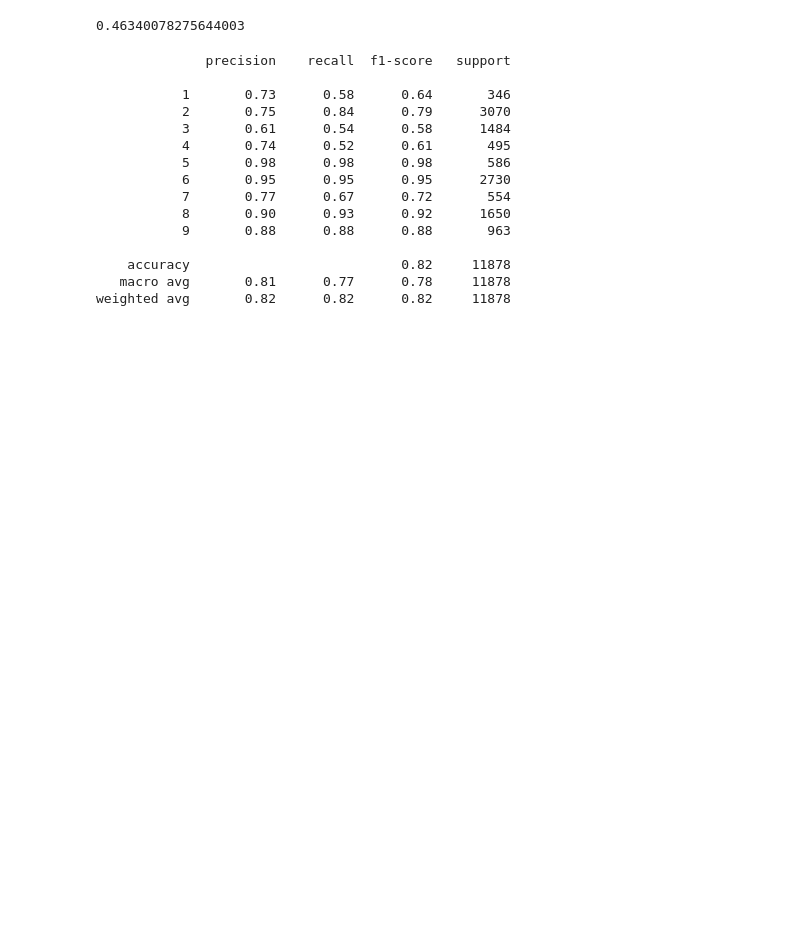
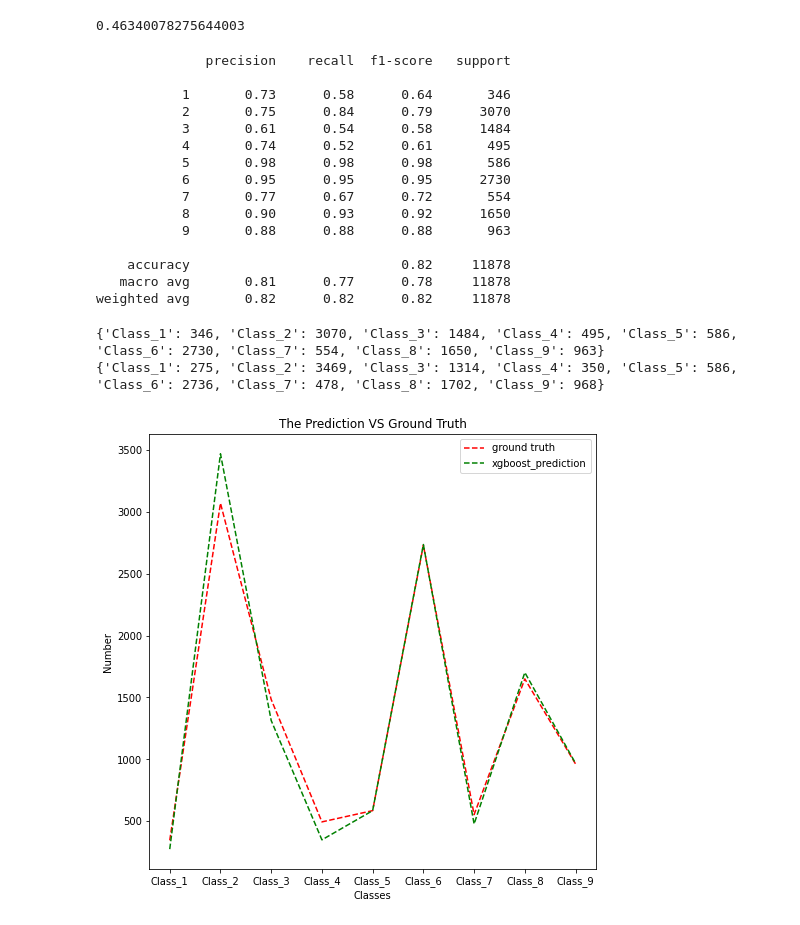
Before and after one commit to RRRRRRRRRRRoy/COMP9417, a Jupyter notebook: Group/OTTO_xgboost.ipynb, the cells around one changed output. Saved outputs shown, nothing was run; the diff lists cells and outputs as text; code cells hidden in the pictures; blank space fills up the shorter version.

```diff
--- a/Group/OTTO_xgboost.ipynb
+++ b/Group/OTTO_xgboost.ipynb
@@ -133,0 +137,15 @@ weighted avg       0.82      0.82      0.82     11878
+# %%
+ground_truth_dict = {"Class_1":0,"Class_2":0,"Class_3":0,"Class_4":0,"Class_5":0,"Class_6":0,"Class_7":0,"Class_8":0,"Class_9":0}
+xgboost_result_dict = {"Class_1":0,"Class_2":0,"Class_3":0,"Class_4":0,"Class_5":0,"Class_6":0,"Class_7":0,"Class_8":0,"Class_9":0}
+# %%
+for item in ground_true_label_Y:
+    ground_truth_dict[f"Class_{item}"] += 1
+
+for item in result_list:
+    xgboost_result_dict[f"Class_{item}"] += 1
+# %%
+print(ground_truth_dict)
+print(xgboost_result_dict)
+# %% [output]
+{'Class_1': 346, 'Class_2': 3070, 'Class_3': 1484, 'Class_4': 495, 'Class_5': 586, 'Class_6': 2730, 'Class_7': 554, 'Class_8': 1650, 'Class_9': 963}
+{'Class_1': 275, 'Class_2': 3469, 'Class_3': 1314, 'Class_4': 350, 'Class_5': 586, 'Class_6': 2736, 'Class_7': 478, 'Class_8': 1702, 'Class_9': 968}
@@ -133,0 +154,11 @@ weighted avg       0.82      0.82      0.82     11878
+# %%
+plt.figure(figsize=(8, 8))
+l1=plt.plot(ground_truth_dict.keys(),ground_truth_dict.values(),'r--',label='ground truth')
+l2=plt.plot(xgboost_result_dict.keys(),xgboost_result_dict.values(),'g--',label='xgboost_prediction')
+plt.title('The Prediction VS Ground Truth')
+plt.xlabel('Classes')
+plt.ylabel('Number')
+plt.legend()
+plt.show()
+# %% [output]
+[figure, added]
```
Also changed, not shown: parts of 5 cells of this notebook, 11 other files.
